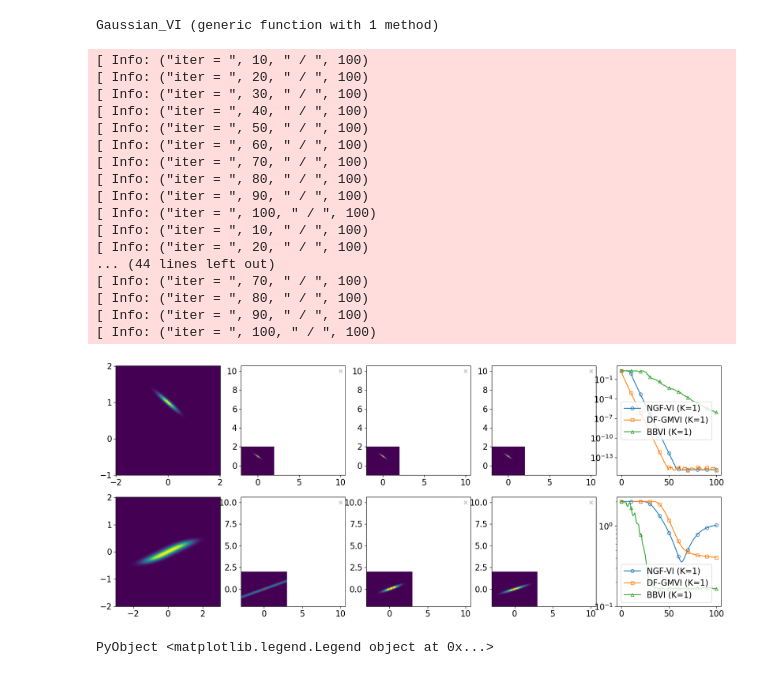
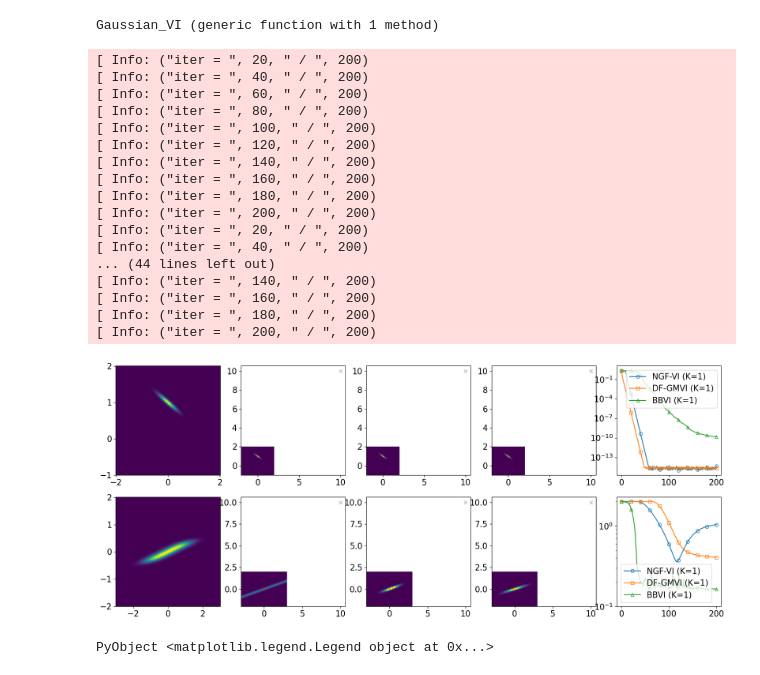
Before and after one commit to PKU-CMEGroup/InverseProblems.jl, a Jupyter notebook: Derivative-Free-Variational-Inference/Gaussian-NGD.ipynb, the cells around one changed output. Drawn from its saved outputs; the diff is of its cells as text; code cells hidden in the pictures.

```diff
--- a/Derivative-Free-Variational-Inference/Gaussian-NGD.ipynb
+++ b/Derivative-Free-Variational-Inference/Gaussian-NGD.ipynb
@@ -148,7 +148,7 @@ function Gaussian_VI(func_dV, func_V, func_F, μ0, Σ0; N_iter = 100, dt = 1.0e-
         # Initial condition
         x0_w, x0_mean, xx0_cov;
         N_ens = 5,
-        dt = dt,
+        dt = 0.5,
         N_iter = N_iter)
 
     end
@@ -162,53 +162,53 @@ Gaussian_VI (generic function with 1 method)
 include("../Inversion/GMBBVI.jl")
 fig, ax = PyPlot.subplots(nrows=2, ncols=5, sharex=false, sharey=false, figsize=(20,8))
 
-Random.seed!(123)
+Random.seed!(42)
 μ0, Σ0 = [10.0; 10.0], [4.0 0.0; 0.0 4.0]
-N_iter = 100
+N_iter = 200
 
 
 y = [1.0; 2.0]
 ση = 0.1
 Gtype = "Gaussian"
 A = [1.0 1.0; 1.0 2.0]
 C_post, m_post = ση^2*inv(A'*A), (A'*A)\(A*y)
 func_args = (y, ση, A , Gtype)
 func_F(x) = F(x, func_args)
 func_V(x) = V(x, func_args)
 func_dV(x) = dV(x, func_args)
 ngf_obj, dfgmvi_obj, gmbbvi_obj = Gaussian_VI(func_dV, func_V, func_F, μ0, Σ0; N_iter = N_iter, dt = 5e-1)
 objs = (ngf_obj, dfgmvi_obj, gmbbvi_obj);
 visualization_2d(ax[1,:]; Nx=200, Ny=200, x_lim=[-2.0,2.0], y_lim=[-1.0,2.0], func_F=func_F, objs=objs, label=["NGF-VI", "DF-GMVI", "BBVI"])
 
 
 y = [0.0; 0.0]
 ση = 0.1
 Gtype = "Logconcave"
 λ = 0.1
 func_args = (y, ση, λ , Gtype)
 func_F(x) = F(x, func_args)
 func_V(x) = V(x, func_args)
 func_dV(x) = dV(x, func_args)
-ngf_obj, dfgmvi_obj, gmbbvi_obj = Gaussian_VI(func_dV, func_V, func_F, μ0, Σ0; N_iter = N_iter, dt = 2e-1)
+ngf_obj, dfgmvi_obj, gmbbvi_obj = Gaussian_VI(func_dV, func_V, func_F, μ0, Σ0; N_iter = N_iter, dt = 1e-1)
 objs = (ngf_obj, dfgmvi_obj, gmbbvi_obj);
 visualization_2d(ax[2,:]; Nx=200, Ny=200, x_lim=[-3.0,3.0], y_lim=[-2.0,2.0], func_F=func_F, objs=objs, label=["NGF-VI", "DF-GMVI", "BBVI"])
 # %% [output]
-[ Info: ("iter = ", 10, " / ", 100)
-[ Info: ("iter = ", 20, " / ", 100)
-[ Info: ("iter = ", 30, " / ", 100)
-[ Info: ("iter = ", 40, " / ", 100)
-[ Info: ("iter = ", 50, " / ", 100)
-[ Info: ("iter = ", 60, " / ", 100)
-[ Info: ("iter = ", 70, " / ", 100)
-[ Info: ("iter = ", 80, " / ", 100)
-[ Info: ("iter = ", 90, " / ", 100)
-[ Info: ("iter = ", 100, " / ", 100)
-[ Info: ("iter = ", 10, " / ", 100)
-[ Info: ("iter = ", 20, " / ", 100)
+[ Info: ("iter = ", 20, " / ", 200)
+[ Info: ("iter = ", 40, " / ", 200)
+[ Info: ("iter = ", 60, " / ", 200)
+[ Info: ("iter = ", 80, " / ", 200)
+[ Info: ("iter = ", 100, " / ", 200)
+[ Info: ("iter = ", 120, " / ", 200)
+[ Info: ("iter = ", 140, " / ", 200)
+[ Info: ("iter = ", 160, " / ", 200)
+[ Info: ("iter = ", 180, " / ", 200)
+[ Info: ("iter = ", 200, " / ", 200)
+[ Info: ("iter = ", 20, " / ", 200)
+[ Info: ("iter = ", 40, " / ", 200)
 ... (44 lines left out)
-[ Info: ("iter = ", 70, " / ", 100)
-[ Info: ("iter = ", 80, " / ", 100)
-[ Info: ("iter = ", 90, " / ", 100)
-[ Info: ("iter = ", 100, " / ", 100)
+[ Info: ("iter = ", 140, " / ", 200)
+[ Info: ("iter = ", 160, " / ", 200)
+[ Info: ("iter = ", 180, " / ", 200)
+[ Info: ("iter = ", 200, " / ", 200)
-[figure, old version]
+[figure, new version]
 PyObject <matplotlib.legend.Legend object at 0x...>
```
Also changed, not shown: 4 other files.
